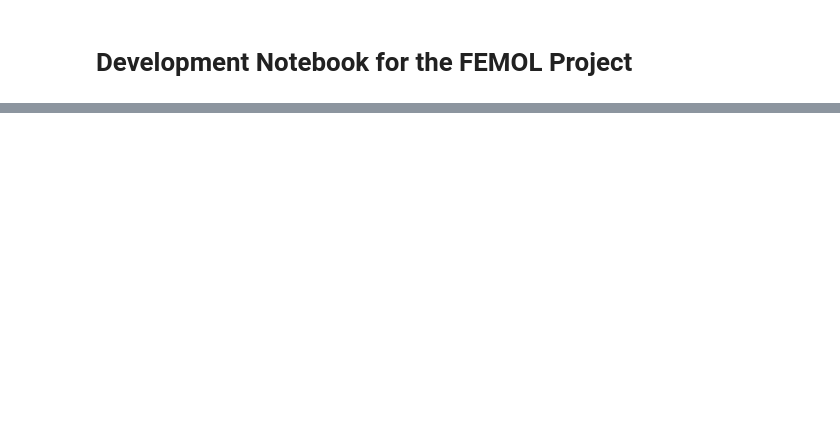
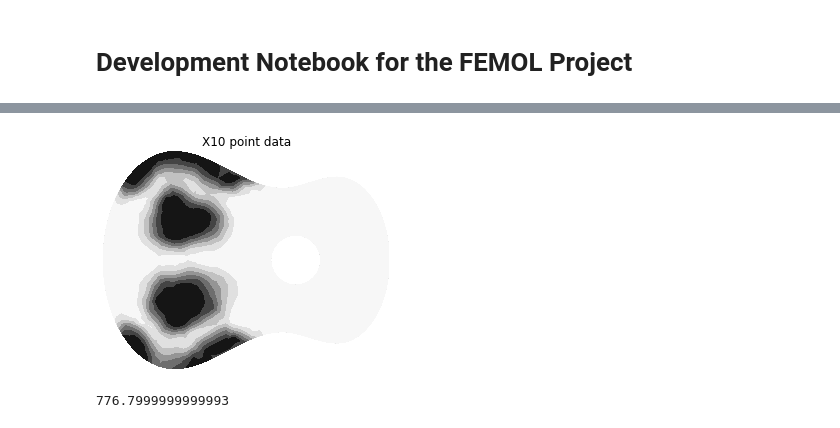
Before and after one commit to olivecha/FEMOL, a Jupyter notebook: DEV_Notebook.ipynb, the cells around one changed output, grey strips where cells are left out. Saved outputs shown, nothing was run; the diff lists cells and outputs as text; code cells hidden in the pictures; blank space fills up the shorter version.

```diff
--- a/DEV_Notebook.ipynb
+++ b/DEV_Notebook.ipynb
@@ -47,0 +62,10 @@ def TOM_improvement(mesh_files, eigvals_files):
+# %%
+mesh = FEMOL.mesh.load_vtk('Results/Soundboard_Article/Soundboard_TOM/iteration_2/meshes/TOM_lcar03_T21.vtk')
+mesh.cell_to_point_data('X10')
+mesh.plot.point_data('X10', cmap='Greys')
+# %% [output]
+[figure, added]
+# %%
+6666 - (1000*2 + 777.84*5)
+# %% [output]
+776.7999999999993
```
Also changed, not shown: parts of 13 cells of this notebook, 34 other files.
